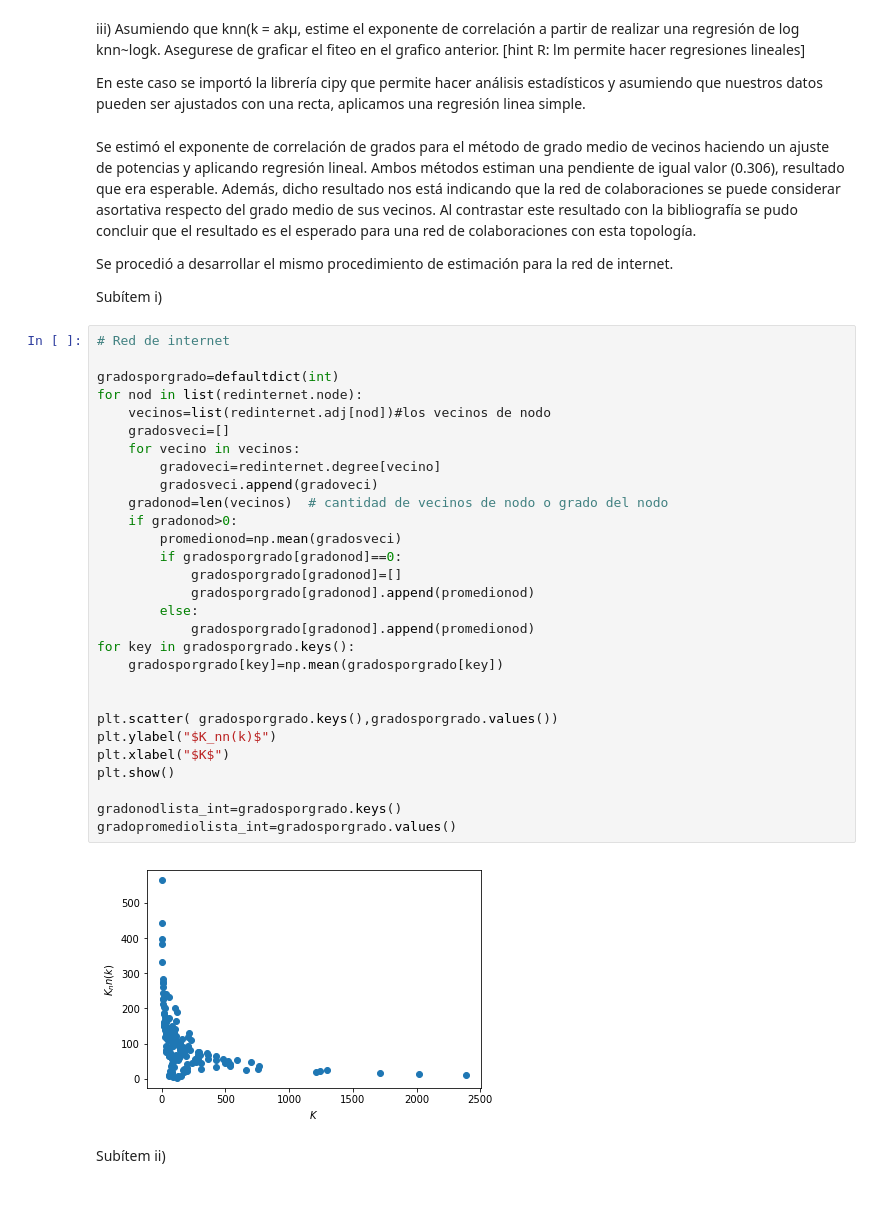
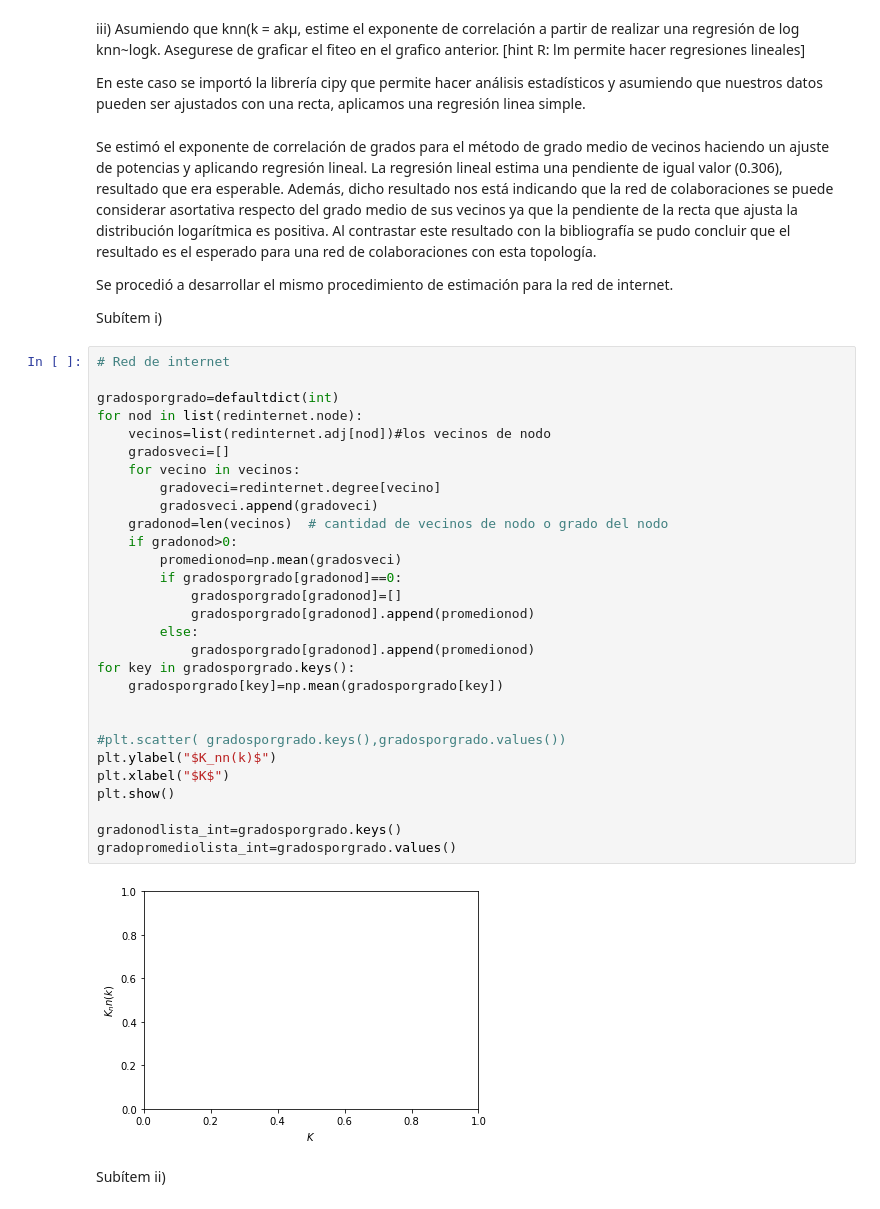
Before and after one commit to alangivre/TP1, a Jupyter notebook: TP1v2.ipynb, the cells around one changed output. Drawn from its saved outputs; the diff is of its cells as text.

```diff
--- a/TP1v2.ipynb
+++ b/TP1v2.ipynb
@@ -595,9 +598,9 @@ En este caso se importó la librería cipy que permite hacer análisis estadíst
 nuestros datos pueden ser ajustados con una recta, aplicamos una regresión linea simple.
 # %% [markdown]
 Se estimó el exponente de correlación de grados para el método de grado medio de vecinos haciendo un ajuste de
-potencias y aplicando regresión lineal. Ambos métodos estiman una pendiente de igual valor (0.306), resultado
+potencias y aplicando regresión lineal. La regresión lineal estima una pendiente de igual valor (0.306), resultado
 que era esperable. Además, dicho resultado nos está indicando que la red de colaboraciones se puede considerar
-asortativa respecto del grado medio de sus vecinos. Al contrastar este resultado con la bibliografía se pudo
+asortativa respecto del grado medio de sus vecinos ya que la pendiente de la recta que ajusta la distribución logarítmica es positiva. Al contrastar este resultado con la bibliografía se pudo
 concluir que el resultado es el esperado para una red de colaboraciones con esta topología.
 
 Se procedió a desarrollar el mismo procedimiento de estimación para la red de internet.
@@ -606,34 +609,34 @@ Subítem i)
 # %%
 # Red de internet
 
 gradosporgrado=defaultdict(int)
 for nod in list(redinternet.node):
     vecinos=list(redinternet.adj[nod])#los vecinos de nodo
     gradosveci=[]
     for vecino in vecinos:
         gradoveci=redinternet.degree[vecino]
         gradosveci.append(gradoveci)
     gradonod=len(vecinos)  # cantidad de vecinos de nodo o grado del nodo
     if gradonod>0:
         promedionod=np.mean(gradosveci)
         if gradosporgrado[gradonod]==0:
             gradosporgrado[gradonod]=[]
             gradosporgrado[gradonod].append(promedionod)
         else:
             gradosporgrado[gradonod].append(promedionod)
 for key in gradosporgrado.keys():
     gradosporgrado[key]=np.mean(gradosporgrado[key])
 
 
-plt.scatter( gradosporgrado.keys(),gradosporgrado.values())
+#plt.scatter( gradosporgrado.keys(),gradosporgrado.values())
 plt.ylabel("$K_nn(k)$")
 plt.xlabel("$K$")
 plt.show()
 
 gradonodlista_int=gradosporgrado.keys()
 gradopromediolista_int=gradosporgrado.values()
 # %% [output]
-[figure, old version]
+[figure, new version]
 # %% [markdown]
 Subítem ii)
 # %%
```
Also changed, not shown: parts of 17 cells of this notebook.
